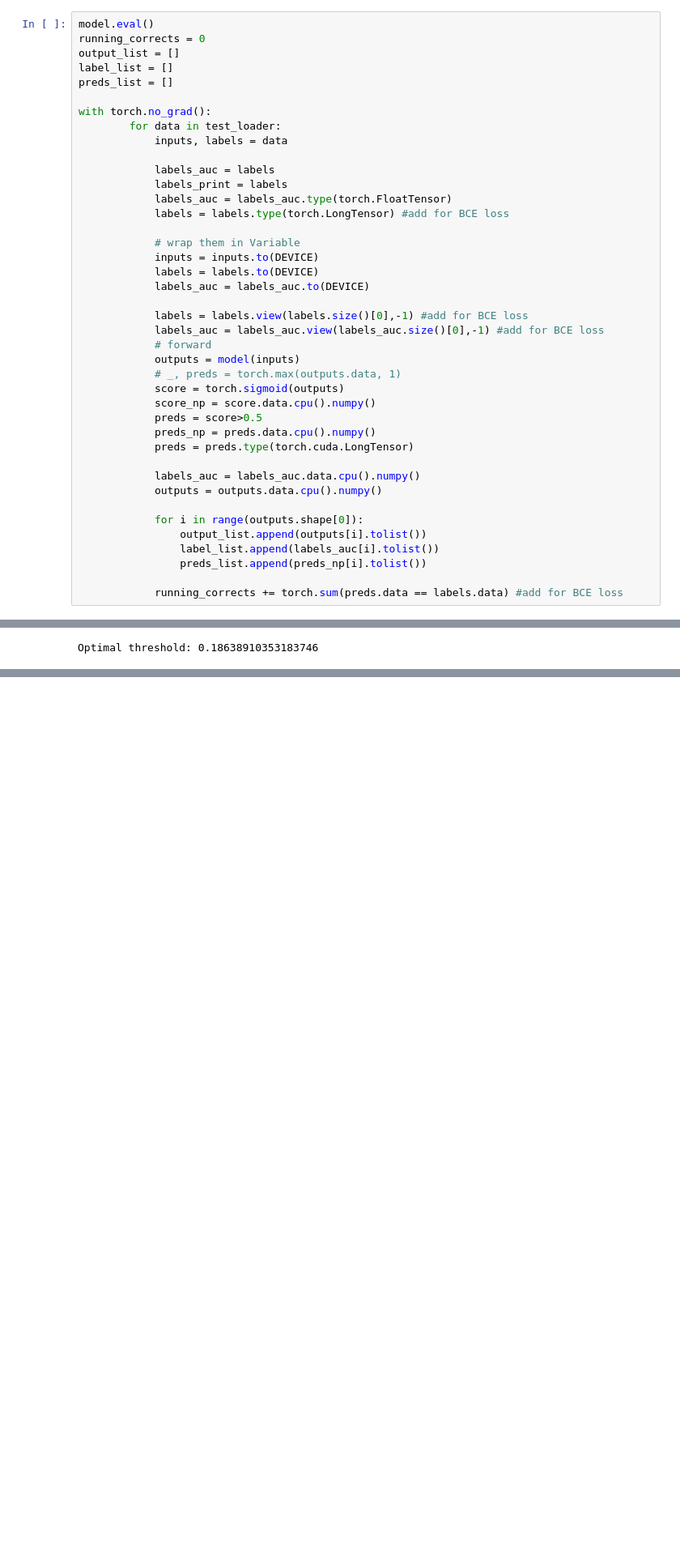
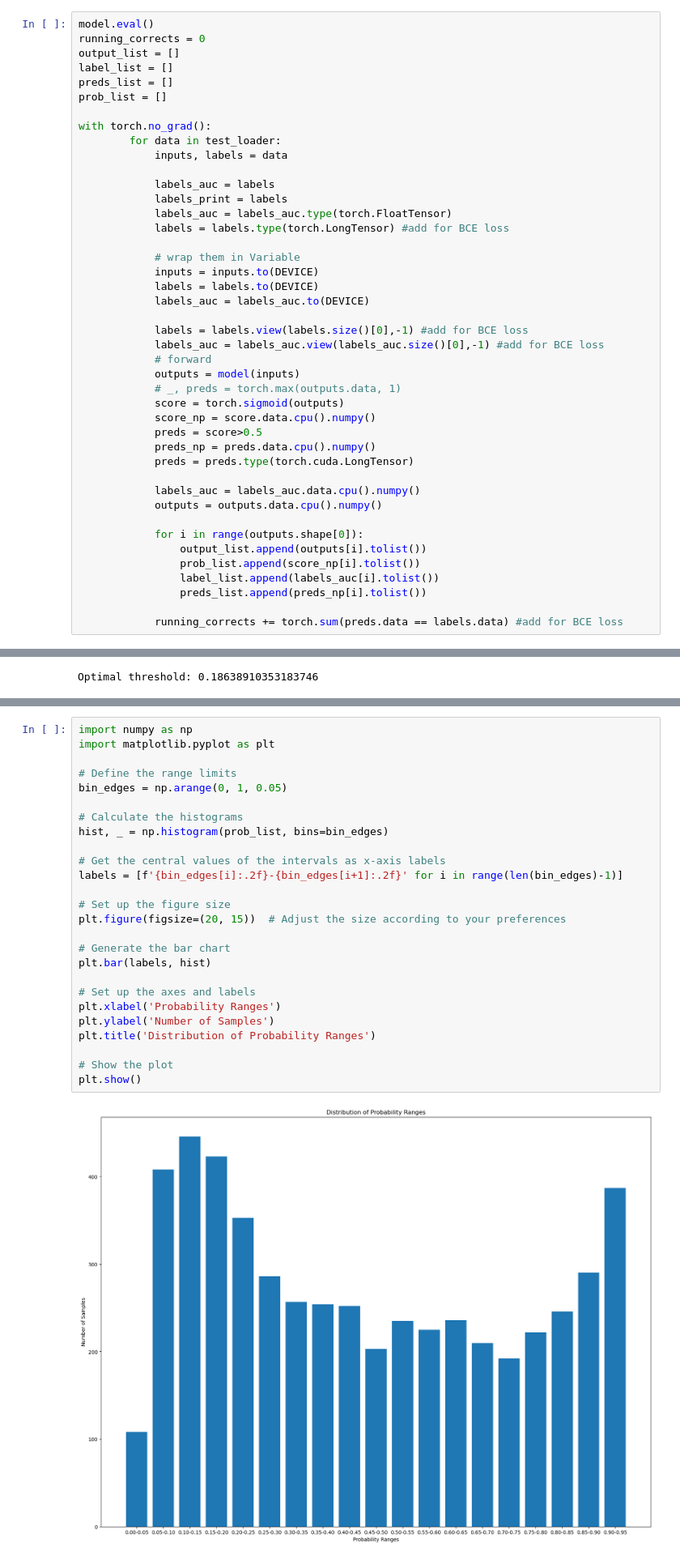
Before and after one commit to dgmato/SlicerChestXRayAnalyzer, a Jupyter notebook: ChestXRayAnalyzer/Notebooks/Training/training_PadChest512_normal_1output.ipynb, the cells around one changed output, grey strips where cells are left out. Shown at 81% size. Saved outputs shown, nothing was run; the diff lists cells and outputs as text; blank space fills up the shorter version.

```diff
--- a/ChestXRayAnalyzer/Notebooks/Training/training_PadChest512_normal_1output.ipynb
+++ b/ChestXRayAnalyzer/Notebooks/Training/training_PadChest512_normal_1output.ipynb
@@ -327,6 +330,7 @@ running_corrects = 0
 output_list = []
 label_list = []
 preds_list = []
+prob_list = []
 
 with torch.no_grad():
         for data in test_loader:
@@ -358,6 +362,7 @@ with torch.no_grad():
 
             for i in range(outputs.shape[0]):
                 output_list.append(outputs[i].tolist())
+                prob_list.append(score_np[i].tolist())
                 label_list.append(labels_auc[i].tolist())
                 preds_list.append(preds_np[i].tolist())
 
@@ -469,0 +484,28 @@ Optimal threshold: 0.18638910353183746
+# %%
+import numpy as np
+import matplotlib.pyplot as plt
+
+# Define the range limits
+bin_edges = np.arange(0, 1, 0.05)
+
+# Calculate the histograms
+hist, _ = np.histogram(prob_list, bins=bin_edges)
+
+# Get the central values of the intervals as x-axis labels
+labels = [f'{bin_edges[i]:.2f}-{bin_edges[i+1]:.2f}' for i in range(len(bin_edges)-1)]
+
+# Set up the figure size
+plt.figure(figsize=(20, 15))  # Adjust the size according to your preferences
+
+# Generate the bar chart
+plt.bar(labels, hist)
+
+# Set up the axes and labels
+plt.xlabel('Probability Ranges')
+plt.ylabel('Number of Samples')
+plt.title('Distribution of Probability Ranges')
+
+# Show the plot
+plt.show()
+# %% [output]
+[figure, added]
```
Also changed, not shown: parts of 17 cells of this notebook, 10 other files.
